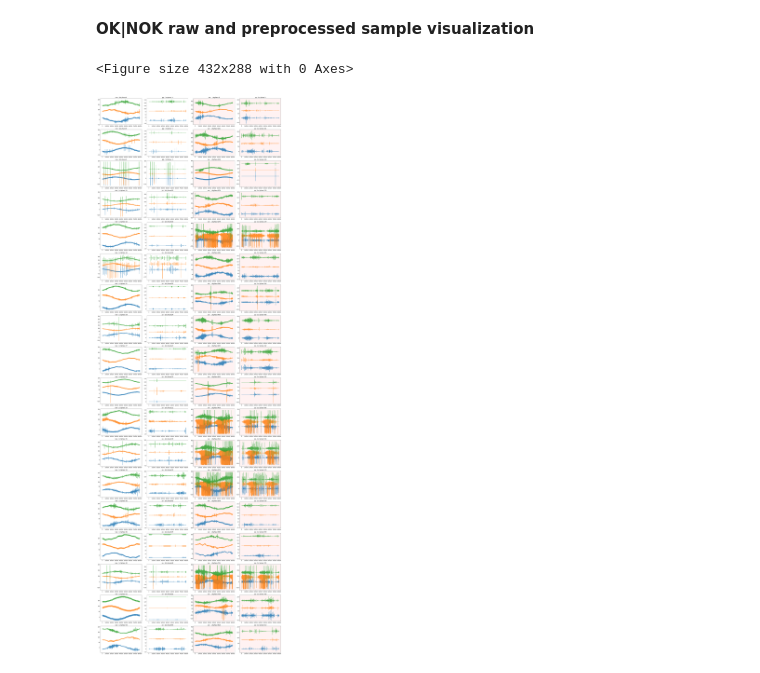
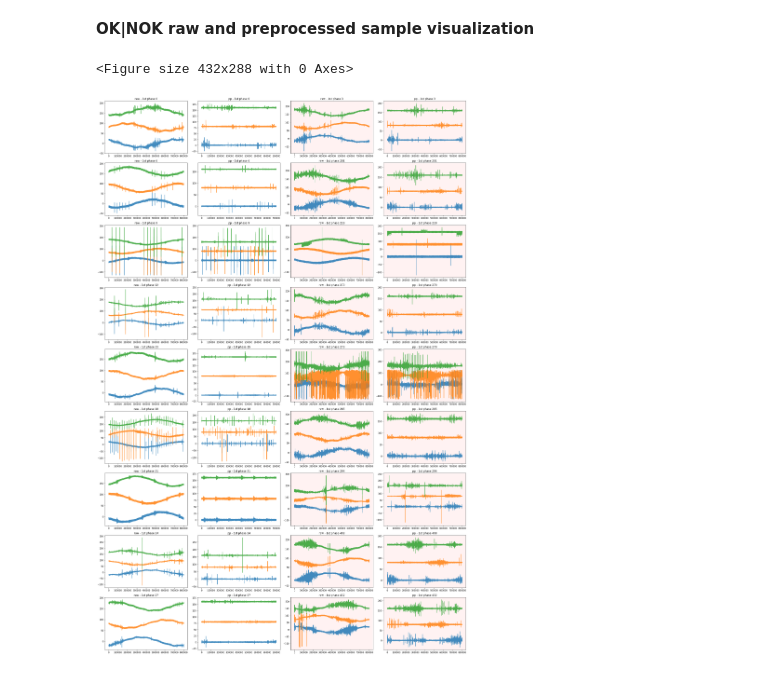
Before and after one commit to miguel-rita/remote-three, a Jupyter notebook: notebooks/preprocessed_signals_visualizer.ipynb, the cells around one changed output. Drawn from its saved outputs; the diff is of its cells as text; code cells hidden in the pictures.

```diff
--- a/notebooks/preprocessed_signals_visualizer.ipynb
+++ b/notebooks/preprocessed_signals_visualizer.ipynb
@@ -8,9 +8,17 @@ import glob
 # Load relevant datasets here
 # %%
 raw_signals = pq.read_pandas('../data/train.parquet', columns=[str(i) for i in np.arange(0,900,1)]).to_pandas().values.T
-# %%
-#pp_signals = np.load('../preprocessed_data/pp_demo_db20_mp.npy')
-pp_signals_2 = np.vstack([np.load(p) for p in glob.glob('../preprocessed_data/pp_train_db20/*')[:3]])
+# %%
+# Load selected signals
+raw_signals = pq.read_pandas('../data/train.parquet', columns=[str(i) for i in np.arange(0,900,1)]).to_pandas().values.T
+dir_list = [
+    '../preprocessed_data/pp_train_db20/pp_train_db20_0.npy',
+    '../preprocessed_data/pp_train_db20/pp_train_db20_1.npy',
+    '../preprocessed_data/pp_train_db20/pp_train_db20_2.npy',
+    '../preprocessed_data/pp_train_db20/pp_train_db20_3.npy',
+    '../preprocessed_data/pp_train_db20/pp_train_db20_4.npy',
+]
+pp_signals = np.vstack([np.load(p) for p in dir_list])
 # %%
 # Load metadata as well
 meta_train, meta_test = pd.read_csv('../data/metadata_train.csv'), pd.read_csv('../data/metadata_test.csv')
@@ -48,7 +60,7 @@ plt.cla()
 plt.clf()
 
 # plot params
-num_signals = 18
+num_signals = 9
 samp_freq = 1
 
 f, axs = plt.subplots(num_signals, 2 * 2, sharex=False, sharey=False, figsize=(2 * 2 * 6, num_signals * 4))
@@ -61,32 +73,32 @@ for k, (title, facecolor) in enumerate(zip(['OK', 'KO'], [(1, 1, 1), (1, 0.95, 0
         if k == 0: # OK signals
             if line[-1] == 0:
                 sig_ids.append(line[0])
                 if len(sig_ids) == num_signals:
                     break # Done collecting
         else: # KO signals
             if line[-1] == 1:
                 sig_ids.append(line[0])
                 if len(sig_ids) == num_signals:
                     break # Done collecting
 
     for j, sig_type in enumerate(['raw', 'pp']):
         t = np.arange(0, raw_signals.shape[1]/samp_freq)
         for i, sig_id in enumerate(sig_ids):
             axs[i,j + k*2].set_title(f'{sig_type} - 1st phase {sig_id:d}')
             for phase in [0,1,2]:
 
                 if sig_type=='raw':
                     y = raw_signals[sig_id+phase, ::samp_freq] + phase * 80
                 elif sig_type=='pp':
                     y = pp_signals[sig_id+phase, ::samp_freq] + phase * 80
                 else:
                     raise ValueError('Unknown signal type')
 
                 axs[i,j + k*2].plot(t, y, alpha=0.85)
                 axs[i,j + k*2].set_facecolor(facecolor)
 
     f.tight_layout()
-plt.savefig('../visualizations/preprocess_ok_nok_db20_mp.png')
+plt.savefig('../visualizations/preprocess_alligned_ok_nok_db20_mp.png')
 # %% [output]
 <Figure size 432x288 with 0 Axes>
-[figure, old version]
+[figure, new version]
```
Also changed, not shown: parts of 1 cell of this notebook, 15 other files.
